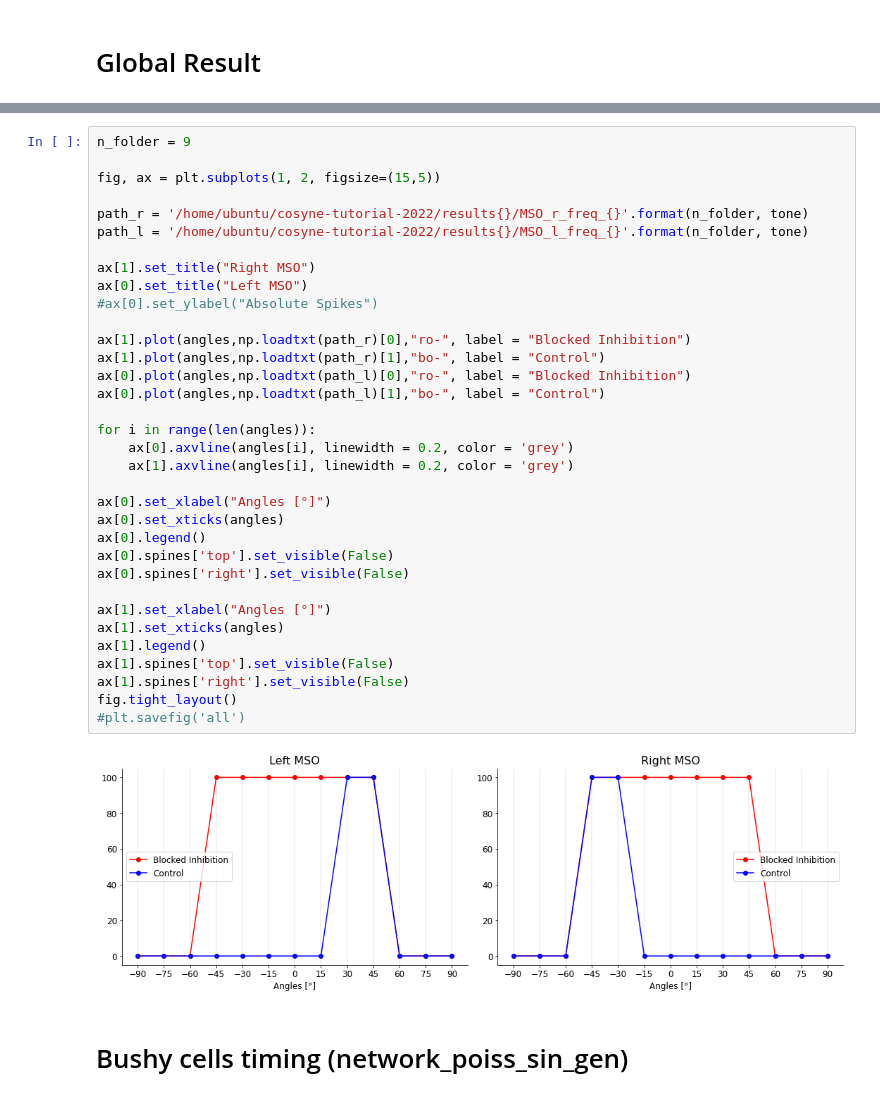
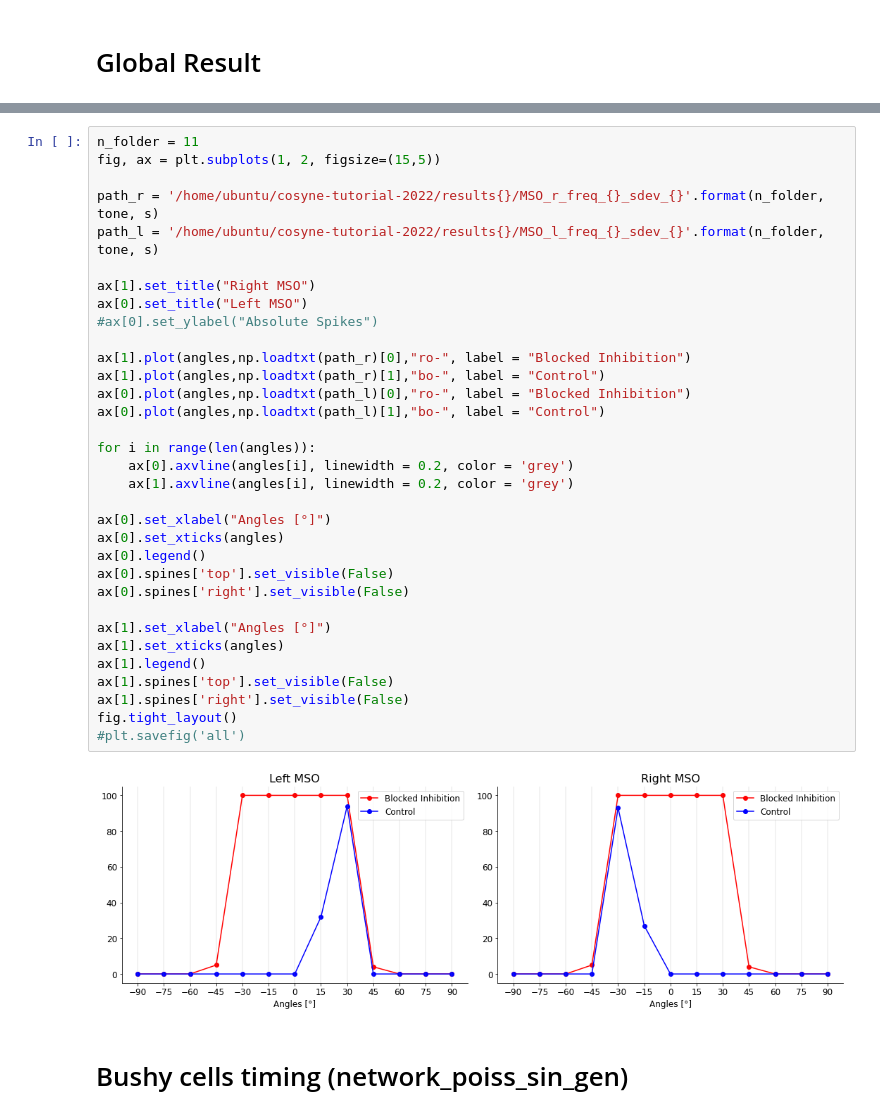
Before and after one commit to francescodesantis/cosyne-tutorial-2022, a Jupyter notebook: codes/new_plots.ipynb, the cells around one changed output, grey strips where cells are left out. Cells and saved outputs as stored; diff of their text form.

```diff
--- a/codes/new_plots.ipynb
+++ b/codes/new_plots.ipynb
@@ -77,39 +153,38 @@ fig.tight_layout()
-# %%
-n_folder = 9
-
-fig, ax = plt.subplots(1, 2, figsize=(15,5))
-
-path_r = '/home/ubuntu/cosyne-tutorial-2022/results{}/MSO_r_freq_{}'.format(n_folder, tone)
-path_l = '/home/ubuntu/cosyne-tutorial-2022/results{}/MSO_l_freq_{}'.format(n_folder, tone)
-
-ax[1].set_title("Right MSO")
-ax[0].set_title("Left MSO")
-#ax[0].set_ylabel("Absolute Spikes")
-
-ax[1].plot(angles,np.loadtxt(path_r)[0],"ro-", label = "Blocked Inhibition")
-ax[1].plot(angles,np.loadtxt(path_r)[1],"bo-", label = "Control")
-ax[0].plot(angles,np.loadtxt(path_l)[0],"ro-", label = "Blocked Inhibition")
-ax[0].plot(angles,np.loadtxt(path_l)[1],"bo-", label = "Control")
-
-for i in range(len(angles)):
-    ax[0].axvline(angles[i], linewidth = 0.2, color = 'grey')
-    ax[1].axvline(angles[i], linewidth = 0.2, color = 'grey')
-
-ax[0].set_xlabel("Angles [°]")
-ax[0].set_xticks(angles)
-ax[0].legend()
-ax[0].spines['top'].set_visible(False)
-ax[0].spines['right'].set_visible(False)
-
-ax[1].set_xlabel("Angles [°]")
-ax[1].set_xticks(angles)
-ax[1].legend()
-ax[1].spines['top'].set_visible(False)
-ax[1].spines['right'].set_visible(False)
-fig.tight_layout()
-#plt.savefig('all')
-# %% [output]
-[figure, removed]
+# %%
+n_folder = 11
+fig, ax = plt.subplots(1, 2, figsize=(15,5))
+
+path_r = '/home/ubuntu/cosyne-tutorial-2022/results{}/MSO_r_freq_{}_sdev_{}'.format(n_folder, tone, s)
+path_l = '/home/ubuntu/cosyne-tutorial-2022/results{}/MSO_l_freq_{}_sdev_{}'.format(n_folder, tone, s)
+
+ax[1].set_title("Right MSO")
+ax[0].set_title("Left MSO")
+#ax[0].set_ylabel("Absolute Spikes")
+
+ax[1].plot(angles,np.loadtxt(path_r)[0],"ro-", label = "Blocked Inhibition")
+ax[1].plot(angles,np.loadtxt(path_r)[1],"bo-", label = "Control")
+ax[0].plot(angles,np.loadtxt(path_l)[0],"ro-", label = "Blocked Inhibition")
+ax[0].plot(angles,np.loadtxt(path_l)[1],"bo-", label = "Control")
+
+for i in range(len(angles)):
+    ax[0].axvline(angles[i], linewidth = 0.2, color = 'grey')
+    ax[1].axvline(angles[i], linewidth = 0.2, color = 'grey')
+
+ax[0].set_xlabel("Angles [°]")
+ax[0].set_xticks(angles)
+ax[0].legend()
+ax[0].spines['top'].set_visible(False)
+ax[0].spines['right'].set_visible(False)
+
+ax[1].set_xlabel("Angles [°]")
+ax[1].set_xticks(angles)
+ax[1].legend()
+ax[1].spines['top'].set_visible(False)
+ax[1].spines['right'].set_visible(False)
+fig.tight_layout()
+#plt.savefig('all')
+# %% [output]
+[figure, added]
 # %% [markdown]
 # Bushy cells timing (network_poiss_sin_gen)
 # %%
```
Also changed, not shown: parts of 6 cells of this notebook, 3 other files.
